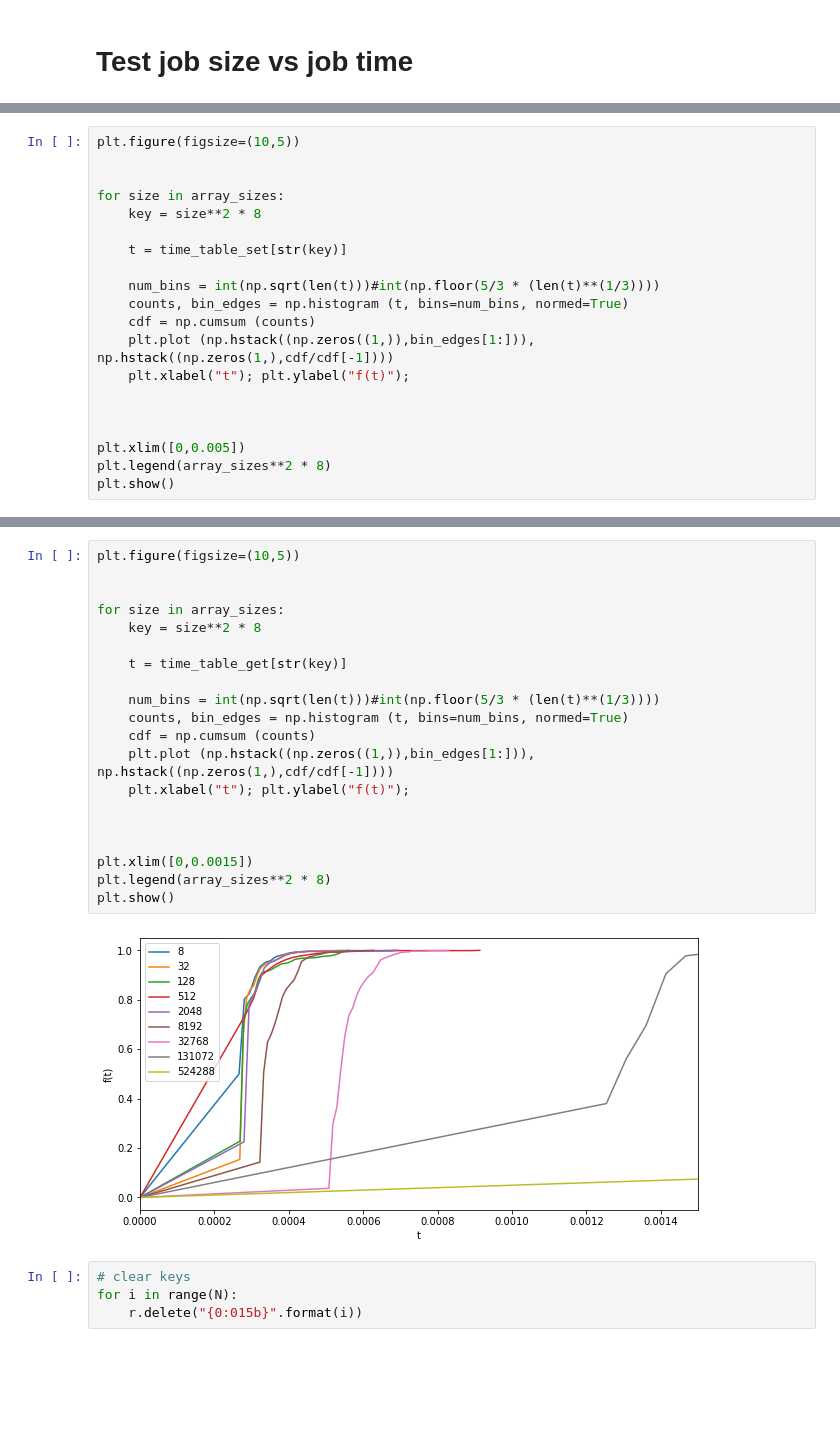
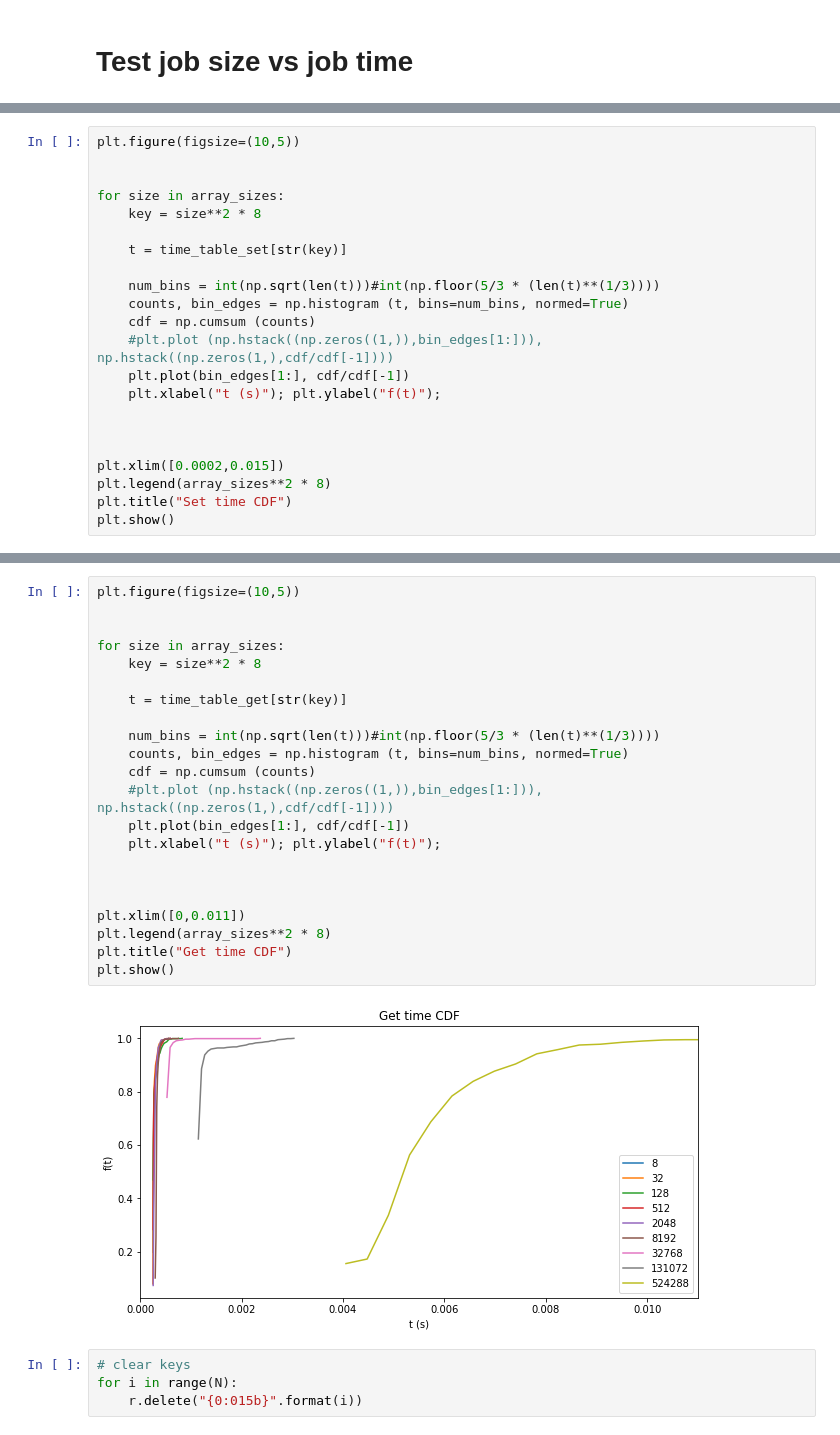
Before and after one commit to nikhilphatak1/datastore-profiling, a Jupyter notebook: redis/redis_check.ipynb, the cells around one changed output, grey strips where cells are left out. Cells and saved outputs as stored; diff of their text form; blank space fills up the shorter version.

```diff
--- a/redis/redis_check.ipynb
+++ b/redis/redis_check.ipynb
@@ -131,12 +136,14 @@ for size in array_sizes:
     num_bins = int(np.sqrt(len(t)))#int(np.floor(5/3 * (len(t)**(1/3))))
     counts, bin_edges = np.histogram (t, bins=num_bins, normed=True)
     cdf = np.cumsum (counts)
-    plt.plot (np.hstack((np.zeros((1,)),bin_edges[1:])), np.hstack((np.zeros(1,),cdf/cdf[-1])))
-    plt.xlabel("t"); plt.ylabel("f(t)");
+    #plt.plot (np.hstack((np.zeros((1,)),bin_edges[1:])), np.hstack((np.zeros(1,),cdf/cdf[-1])))
+    plt.plot(bin_edges[1:], cdf/cdf[-1])
+    plt.xlabel("t (s)"); plt.ylabel("f(t)");
 
 
 
-plt.xlim([0,0.005])
+plt.xlim([0.0002,0.015])
 plt.legend(array_sizes**2 * 8)
+plt.title("Set time CDF")
 plt.show()
 # %% [output]
@@ -144,25 +151,27 @@ plt.show()
 # %%
 plt.figure(figsize=(10,5))
 
 
 for size in array_sizes:
     key = size**2 * 8
 
     t = time_table_get[str(key)]
 
     num_bins = int(np.sqrt(len(t)))#int(np.floor(5/3 * (len(t)**(1/3))))
     counts, bin_edges = np.histogram (t, bins=num_bins, normed=True)
     cdf = np.cumsum (counts)
-    plt.plot (np.hstack((np.zeros((1,)),bin_edges[1:])), np.hstack((np.zeros(1,),cdf/cdf[-1])))
-    plt.xlabel("t"); plt.ylabel("f(t)");
+    #plt.plot (np.hstack((np.zeros((1,)),bin_edges[1:])), np.hstack((np.zeros(1,),cdf/cdf[-1])))
+    plt.plot(bin_edges[1:], cdf/cdf[-1])
+    plt.xlabel("t (s)"); plt.ylabel("f(t)");
 
 
 
-plt.xlim([0,0.0015])
+plt.xlim([0,0.011])
 plt.legend(array_sizes**2 * 8)
+plt.title("Get time CDF")
 plt.show()
 # %% [output]
-[figure, old version]
+[figure, new version]
 # %%
 # clear keys
 for i in range(N):
```
Also changed, not shown: parts of 8 cells of this notebook.
